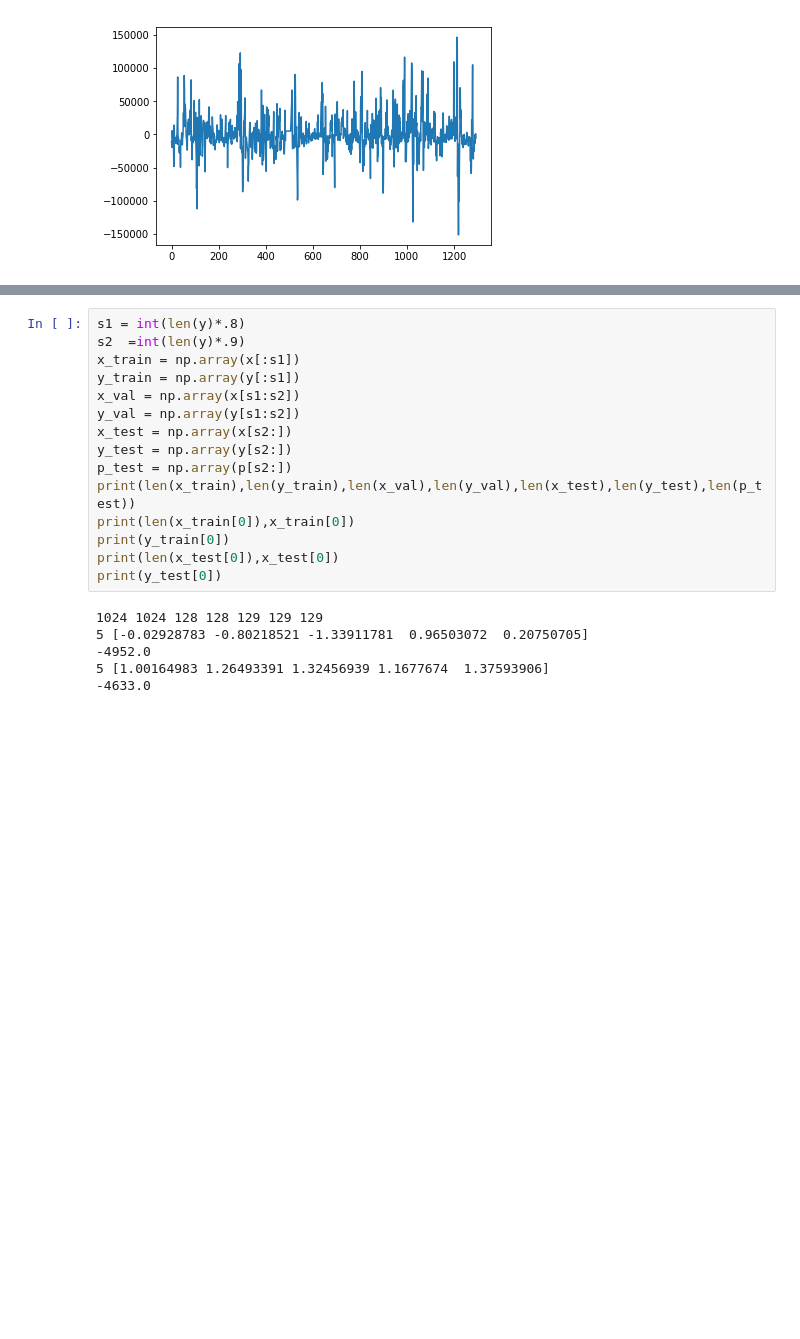
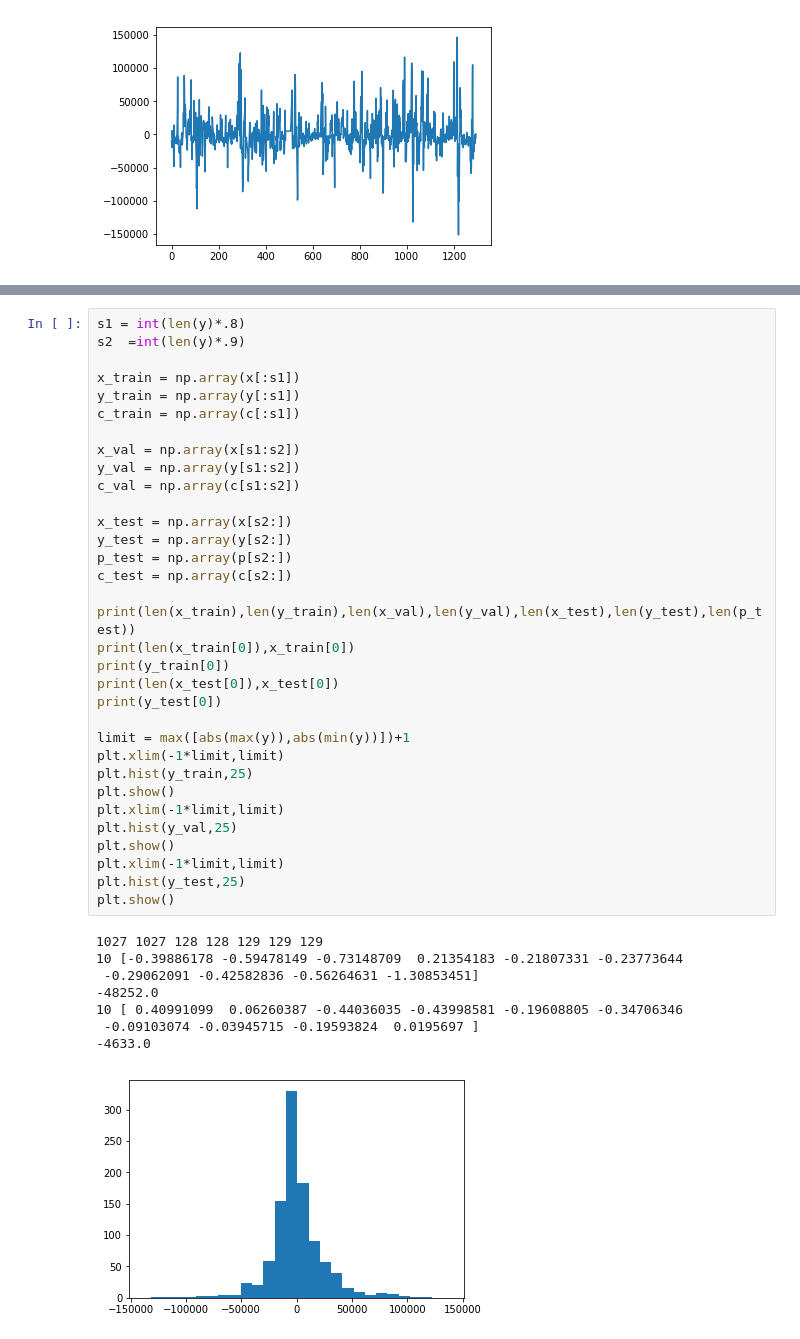
Before and after one commit to rmmartin02/OSRS_Research, a Jupyter notebook: ML/OSRS/Regression.ipynb, the cells around one changed output, grey strips where cells are left out. Saved outputs shown, nothing was run; the diff lists cells and outputs as text; blank space fills up the shorter version.

```diff
--- a/ML/OSRS/Regression.ipynb
+++ b/ML/OSRS/Regression.ipynb
@@ -123,21 +119,42 @@ print(len(x),len(y),len(p))
 # %%
 s1 = int(len(y)*.8)
 s2  =int(len(y)*.9)
+
 x_train = np.array(x[:s1])
 y_train = np.array(y[:s1])
+c_train = np.array(c[:s1])
+
 x_val = np.array(x[s1:s2])
 y_val = np.array(y[s1:s2])
+c_val = np.array(c[s1:s2])
+
 x_test = np.array(x[s2:])
 y_test = np.array(y[s2:])
 p_test = np.array(p[s2:])
+c_test = np.array(c[s2:])
+
 print(len(x_train),len(y_train),len(x_val),len(y_val),len(x_test),len(y_test),len(p_test))
 print(len(x_train[0]),x_train[0])
 print(y_train[0])
 print(len(x_test[0]),x_test[0])
 print(y_test[0])
+
+limit = max([abs(max(y)),abs(min(y))])+1
+plt.xlim(-1*limit,limit)
+plt.hist(y_train,25)
+plt.show()
+plt.xlim(-1*limit,limit)
+plt.hist(y_val,25)
+plt.show()
+plt.xlim(-1*limit,limit)
+plt.hist(y_test,25)
+plt.show()
 # %% [output]
-1024 1024 128 128 129 129 129
-5 [-0.02928783 -0.80218521 -1.33911781  0.96503072  0.20750705]
--4952.0
-5 [1.00164983 1.26493391 1.32456939 1.1677674  1.37593906]
+1027 1027 128 128 129 129 129
+10 [-0.39886178 -0.59478149 -0.73148709  0.21354183 -0.21807331 -0.23773644
+ -0.29062091 -0.42582836 -0.56264631 -1.30853451]
+-48252.0
+10 [ 0.40991099  0.06260387 -0.44036035 -0.43998581 -0.19608805 -0.34706346
+ -0.09103074 -0.03945715 -0.19593824  0.0195697 ]
 -4633.0
+[figure, added]
```
Also changed, not shown: parts of 17 cells of this notebook, 2 other files.
